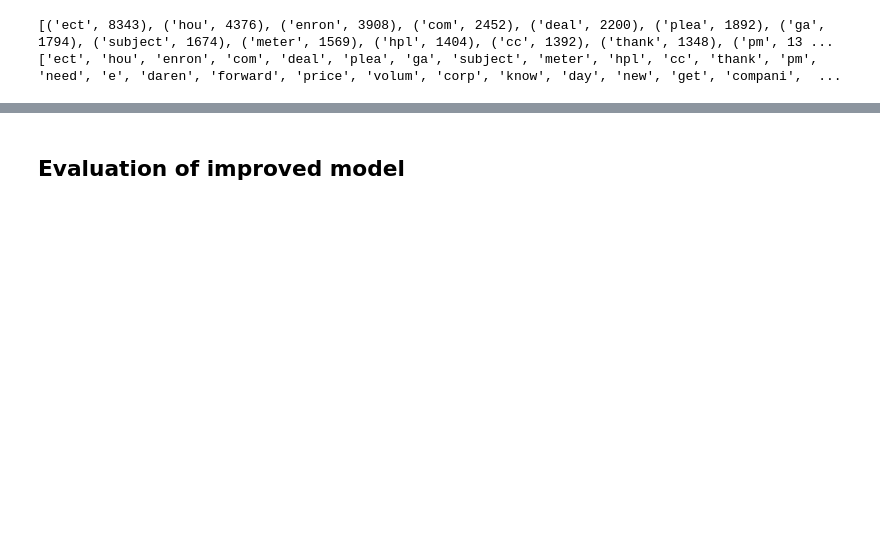
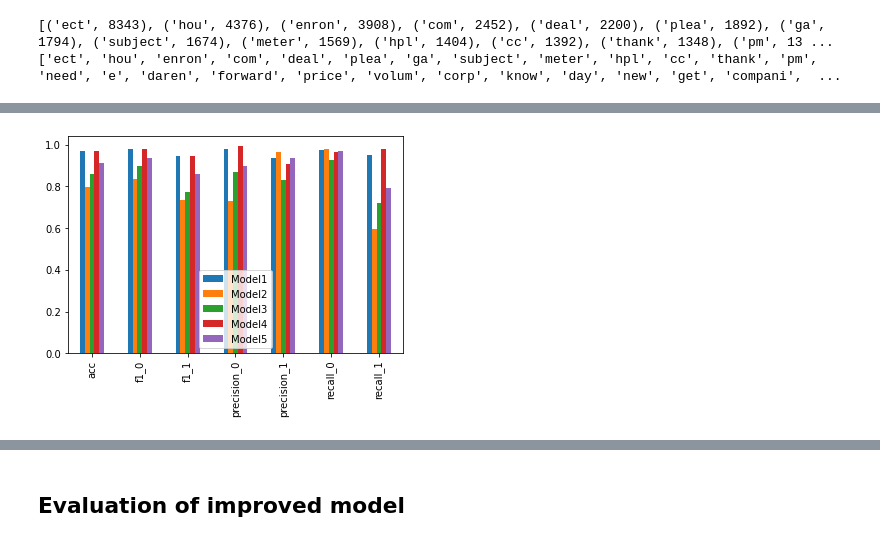
Before and after one commit to fezilemahlangu/Natural-Language-Processing-Project, a Jupyter notebook: NLP_project.ipynb, the cells around one changed output, grey strips where cells are left out. Cells and saved outputs as stored; diff of their text form; code cells hidden in the pictures; blank space fills up the shorter version.

```diff
--- a/NLP_project.ipynb
+++ b/NLP_project.ipynb
@@ -487,0 +613,3 @@ Model3 = MultinomialNB().fit(trans_x_dense,train_y) #multi ???
+# %%
+train_x_subject = train_df.subject
+clean_train_x_subject = clean_x(train_x_subject)
@@ -487,0 +630,3 @@ Model3 = MultinomialNB().fit(trans_x_dense,train_y) #multi ???
+# %%
+clean_train_x_subject_join = [" ".join(i) for i in clean_train_x_subject] #turn to string for count_vector
+Model5 = pipeline5.fit(clean_train_x_subject_join,train_y)
@@ -487,0 +678,24 @@ Model3 = MultinomialNB().fit(trans_x_dense,train_y) #multi ???
+# %%
+# print(f"Model 1 accuracy: {round(get_model_accuracy(Model1),2)} %")
+print("Model 1")
+report1,dict1 = report(Model1)
+print(report1)
+
+# print(f"Model 2 accuracy: {round(get_model_accuracy(Model2),2)} %")
+print("Model 2")
+report2,dict2 = report(Model2)
+print(report2)
+
+# print(f"Model 3 accuracy: {round(get_model_accuracy(Model3),2)} %")
+print("Model 3")
+report3,dict3= report(Model3)
+print(report3)
+# print(f"Model 4 accuracy: {round(get_model_accuracy(Model4),2)} %")
+print("Model 4")
+# report(Model4)
+report4,dict4 = report(Model4)
+print(report4)
+# print(f"Model 5 accuracy: {round(get_model_accuracy(Model5),2)} %")
+print("Model 5")
+report5,dict5 = report(Model5)
+print(report5)
@@ -487,0 +722,13 @@ Model3 = MultinomialNB().fit(trans_x_dense,train_y) #multi ???
+# %%
+M1 = [dict1["accuracy"],dict1['0']['f1-score'],dict1['1']['f1-score'],dict1['0']['precision'],dict1['1']['precision'],dict1['0']['recall'],dict1['1']['recall']]
+M2 = [dict2["accuracy"],dict2['0']['f1-score'],dict2['1']['f1-score'],dict2['0']['precision'],dict2['1']['precision'],dict2['0']['recall'],dict2['1']['recall']]
+M3 = [dict3["accuracy"],dict3['0']['f1-score'],dict3['1']['f1-score'],dict3['0']['precision'],dict3['1']['precision'],dict3['0']['recall'],dict3['1']['recall']]
+M4 = [dict4["accuracy"],dict4['0']['f1-score'],dict4['1']['f1-score'],dict4['0']['precision'],dict4['1']['precision'],dict4['0']['recall'],dict4['1']['recall']]
+M5 = [dict5["accuracy"],dict5['0']['f1-score'],dict5['1']['f1-score'],dict5['0']['precision'],dict5['1']['precision'],dict5['0']['recall'],dict5['1']['recall']]
+
+
+index = ['acc', 'f1_0','f1_1', 'precision_0','precision_1', 'recall_0','recall_1']
+df = pd.DataFrame({'Model1': M1,
+                   'Model2': M2, 'Model3':M3, 'Model4':M4, 'Model5':M5}, index=index)
+df
+# ax = df.plot.bar(rot=0)
@@ -487,0 +744,4 @@ Model3 = MultinomialNB().fit(trans_x_dense,train_y) #multi ???
+# %%
+ax = df.plot.bar()
+# %% [output]
+[figure, added]
```
Also changed, not shown: parts of 61 cells of this notebook.
